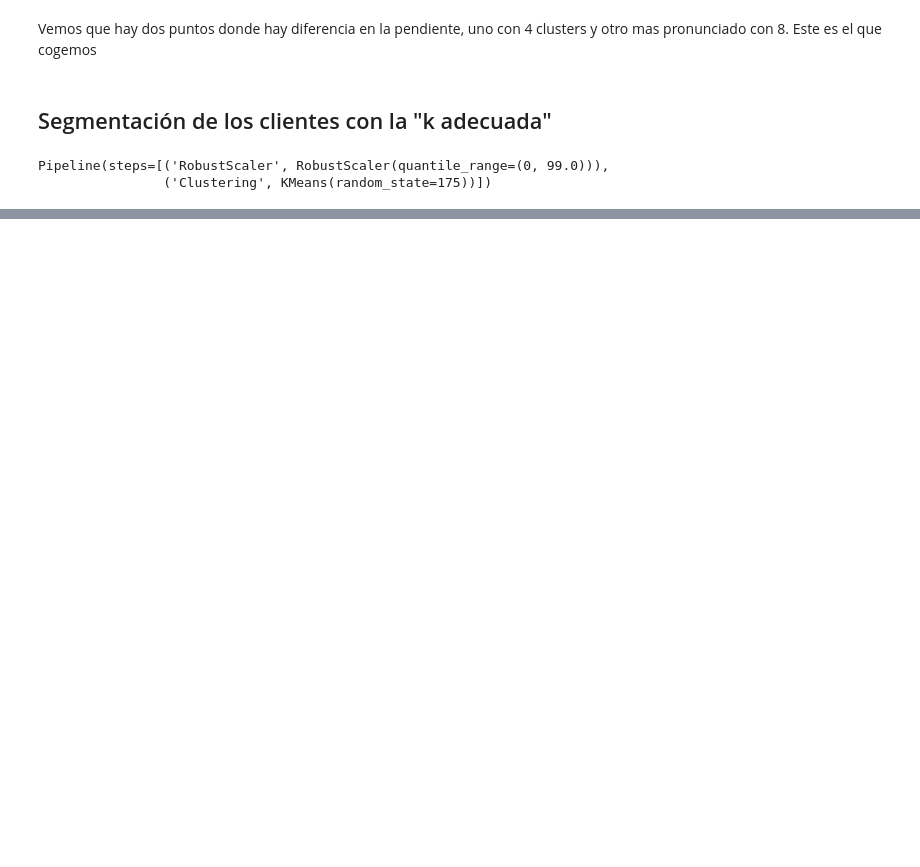
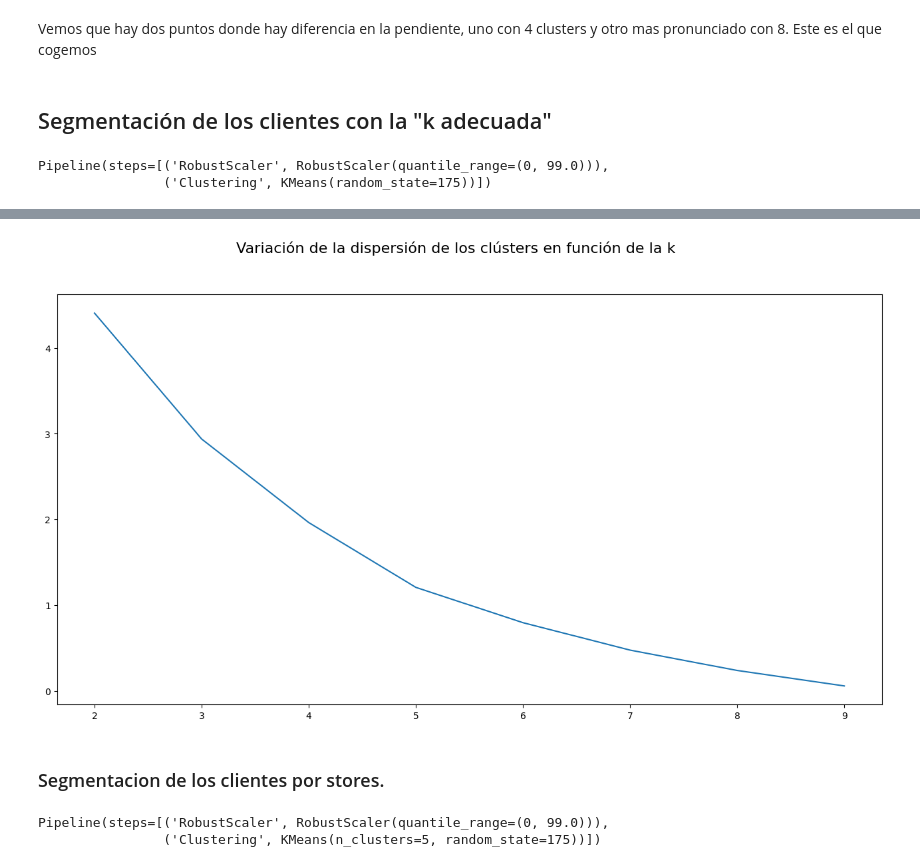
Before and after one commit to elenabriones/DS-Capstone-Market, a Jupyter notebook: notebooks/Clustering.ipynb, the cells around one changed output, grey strips where cells are left out. Cells and saved outputs as stored; diff of their text form; code cells hidden in the pictures; blank space fills up the shorter version.

```diff
--- a/notebooks/Clustering.ipynb
+++ b/notebooks/Clustering.ipynb
@@ -247,0 +262,17 @@ ficha_df.style.background_gradient(cmap = 'Blues', axis = 1)
+# %%
+df_store_features = df_sales.groupby('store').agg(
+                        total_sales = ('qty_sold', 'sum'),
+                        min_sales = ('qty_sold', 'min'),
+                        mean_sales = ('qty_sold', 'mean'),
+                        max_sales = ('qty_sold', 'max'),
+                        min_price = ('sell_price', 'min'),
+                        max_price = ('sell_price', 'max'),
+                        total_revenue = ('revenue', 'sum'),
+                        mean_revenue = ('revenue', 'mean'),
+                        max_revenue = ('revenue', 'max'),
+                        min_revenue = ('revenue','min')
+
+                    )
+df_store_features
+
+#al hacer el groupby ya tenemos el item como index
@@ -247,0 +292,8 @@ ficha_df.style.background_gradient(cmap = 'Blues', axis = 1)
+# %%
+pipe = Pipeline(steps = [
+    #("Imputer", KNNImputer()), --> No tenemos nulos
+    #("CustomTransformer", ClientIdFeatureGenerator), # Aqui añadimos el Transformer que hemos generado
+    ("RobustScaler", RobustScaler(quantile_range = (0, 99.0))) #es un Scaler para quitar los outliers superiores en este caso
+])
+# %%
+df_store_transformed = pipe.fit_transform(df_store_features)
@@ -247,0 +315,11 @@ ficha_df.style.background_gradient(cmap = 'Blues', axis = 1)
+# %%
+sse_store = {}
+
+for k in range(2, 10):                  # Ver si este rango esta bien o modificar.
+
+    print(f"Fitting pipe with {k} clusters")
+
+    clustering_store_model = KMeans(n_clusters = k)
+    clustering_store_model.fit(df_store_transformed)
+
+    sse_store[k] = clustering_store_model.inertia_ #la metrica inertia es la dispersion
@@ -247,0 +335,13 @@ ficha_df.style.background_gradient(cmap = 'Blues', axis = 1)
+# %%
+fig = plt.figure(figsize = (16, 8))
+ax = fig.add_subplot()
+
+x_store_values = list(sse_store.keys())
+y_store_values = list(sse_store.values())
+
+ax.plot(x_store_values, y_store_values, label = "Inertia/dispersión de los clústers")
+fig.suptitle("Variación de la dispersión de los clústers en función de la k", fontsize = 16);
+# %% [output]
+[figure, added]
+# %% [markdown]
+### Segmentacion de los clientes por stores.
@@ -247,0 +354,6 @@ ficha_df.style.background_gradient(cmap = 'Blues', axis = 1)
+# %%
+# Nos sirve para ver todos los pasos de la pipeline a la vez que fiteamos:
+pipe_store.fit(df_store_features)
+# %% [output]
+Pipeline(steps=[('RobustScaler', RobustScaler(quantile_range=(0, 99.0))),
+                ('Clustering', KMeans(n_clusters=5, random_state=175))])
```
Also changed, not shown: parts of 38 cells of this notebook, 1 other file.
